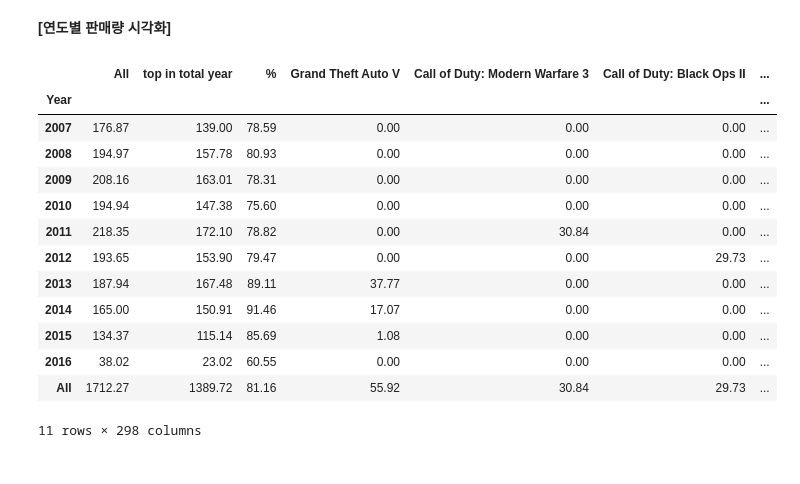
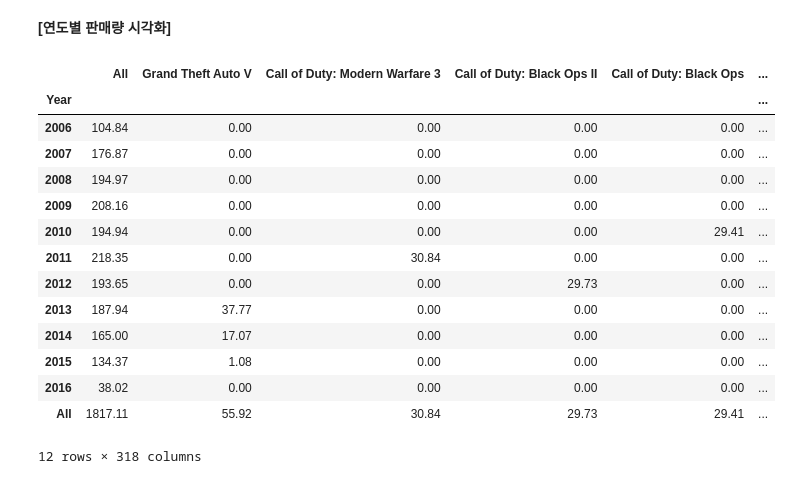
Before and after one commit to jiho-kang/Data_Analysis_Project, a Jupyter notebook: Video Game Sales/data_analysis_for_new_game_launching.ipynb, the cells around one changed output. Cells and saved outputs as stored; diff of their text form; code cells hidden in the pictures.

```diff
--- a/Video Game Sales/data_analysis_for_new_game_launching.ipynb
+++ b/Video Game Sales/data_analysis_for_new_game_launching.ipynb
@@ -722,40 +722,37 @@ plt.show();
 # %% [markdown]
 **[연도별 판매량 시각화]**
 # %%
-df2 = df[(df.Year >2006) & (df.Year < 2017)]
-df2 = df2[(df2.Genre == "Action") | (df2.Genre == "Shooter")]
-my = pd.DataFrame(df2.pivot_table(index='Year',columns='Name',values='Total_Sales',aggfunc=['sum'], fill_value=0,margins=True))
+year_sales = df_10[(df_10.Genre == "Action") | (df_10.Genre == "Shooter")]
+ys = pd.DataFrame(year_sales.pivot_table(index='Year',columns='Name',values='Total_Sales',aggfunc=['sum'], fill_value=0,margins=True))
 head = []
-for name in my.columns:
+for name in ys.columns:
   head.append(name[1])
-my.columns = head
-# my.loc['All'] = my.sum(axis=0)
+ys.columns = head
 
-mynew = my.copy()
-mynew = mynew.T
-mynew = mynew[mynew.All >1.38].T
-my = mynew
+ysnew = ys.copy()
+ysnew = ysnew.T
+ysnew = ysnew[ysnew.All >1.38].T
+ys = ysnew
 
-# # my = my.iloc[:,:40]
-# print(my.columns)
-my['top in total year'] = my.iloc[:,:-1].sum(axis=1)
-my['%'] = round(my["top in total year"] / my['All'] * 100,2)
-my.sort_values(by='All',ascending=False,inplace=True,axis=1)
-# my.fillna(0)
-my
+ys.sort_values(by='All',ascending=False,inplace=True,axis=1)
+ys['top in total year'] = ys.iloc[:,:-1].sum(axis=1)
+ys['%'] = round(ys["top in total year"] / ys['All'] * 100,2)
+# ys.fillna(0)
+ys
 # %% [output]
-|  | All | top in total year | % | Grand Theft Auto V | Call of Duty: Modern Warfare 3 | Call of Duty: Black Ops II | ... |
-| Year |  |  |  |  |  |  | ... |
-| 2007 | 176.87 | 139.00 | 78.59 | 0.00 | 0.00 | 0.00 | ... |
-| 2008 | 194.97 | 157.78 | 80.93 | 0.00 | 0.00 | 0.00 | ... |
-| 2009 | 208.16 | 163.01 | 78.31 | 0.00 | 0.00 | 0.00 | ... |
-| 2010 | 194.94 | 147.38 | 75.60 | 0.00 | 0.00 | 0.00 | ... |
-| 2011 | 218.35 | 172.10 | 78.82 | 0.00 | 30.84 | 0.00 | ... |
-| 2012 | 193.65 | 153.90 | 79.47 | 0.00 | 0.00 | 29.73 | ... |
-| 2013 | 187.94 | 167.48 | 89.11 | 37.77 | 0.00 | 0.00 | ... |
-| 2014 | 165.00 | 150.91 | 91.46 | 17.07 | 0.00 | 0.00 | ... |
-| 2015 | 134.37 | 115.14 | 85.69 | 1.08 | 0.00 | 0.00 | ... |
-| 2016 | 38.02 | 23.02 | 60.55 | 0.00 | 0.00 | 0.00 | ... |
-| All | 1712.27 | 1389.72 | 81.16 | 55.92 | 30.84 | 29.73 | ... |
+|  | All | Grand Theft Auto V | Call of Duty: Modern Warfare 3 | Call of Duty: Black Ops II | Call of Duty: Black Ops | ... |
+| Year |  |  |  |  |  | ... |
+| 2006 | 104.84 | 0.00 | 0.00 | 0.00 | 0.00 | ... |
+| 2007 | 176.87 | 0.00 | 0.00 | 0.00 | 0.00 | ... |
+| 2008 | 194.97 | 0.00 | 0.00 | 0.00 | 0.00 | ... |
+| 2009 | 208.16 | 0.00 | 0.00 | 0.00 | 0.00 | ... |
+| 2010 | 194.94 | 0.00 | 0.00 | 0.00 | 29.41 | ... |
+| 2011 | 218.35 | 0.00 | 30.84 | 0.00 | 0.00 | ... |
+| 2012 | 193.65 | 0.00 | 0.00 | 29.73 | 0.00 | ... |
+| 2013 | 187.94 | 37.77 | 0.00 | 0.00 | 0.00 | ... |
+| 2014 | 165.00 | 17.07 | 0.00 | 0.00 | 0.00 | ... |
+| 2015 | 134.37 | 1.08 | 0.00 | 0.00 | 0.00 | ... |
+| 2016 | 38.02 | 0.00 | 0.00 | 0.00 | 0.00 | ... |
+| All | 1817.11 | 55.92 | 30.84 | 29.73 | 29.41 | ... |
-11 rows × 298 columns
+12 rows × 318 columns
 # %%
```
Also changed, not shown: parts of 4 cells of this notebook.
